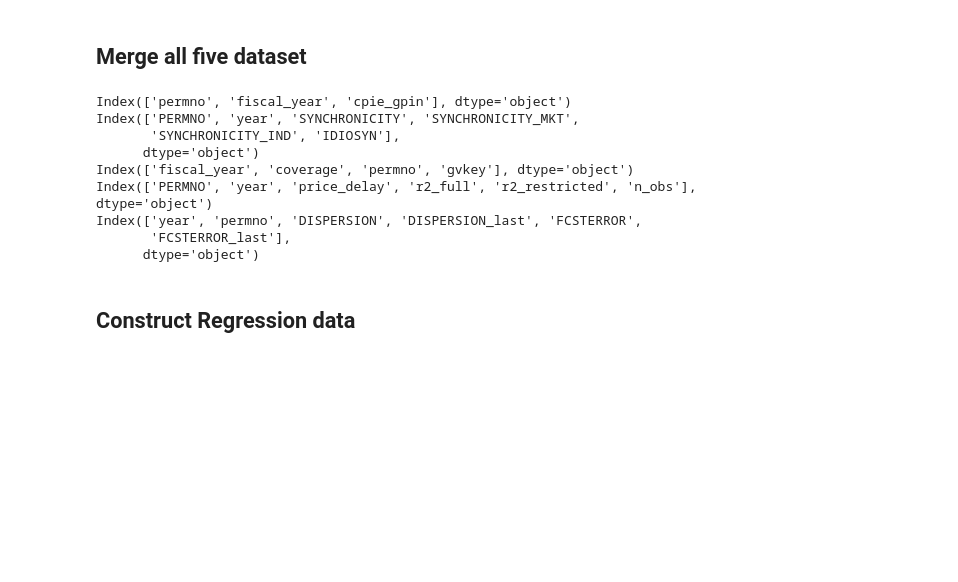
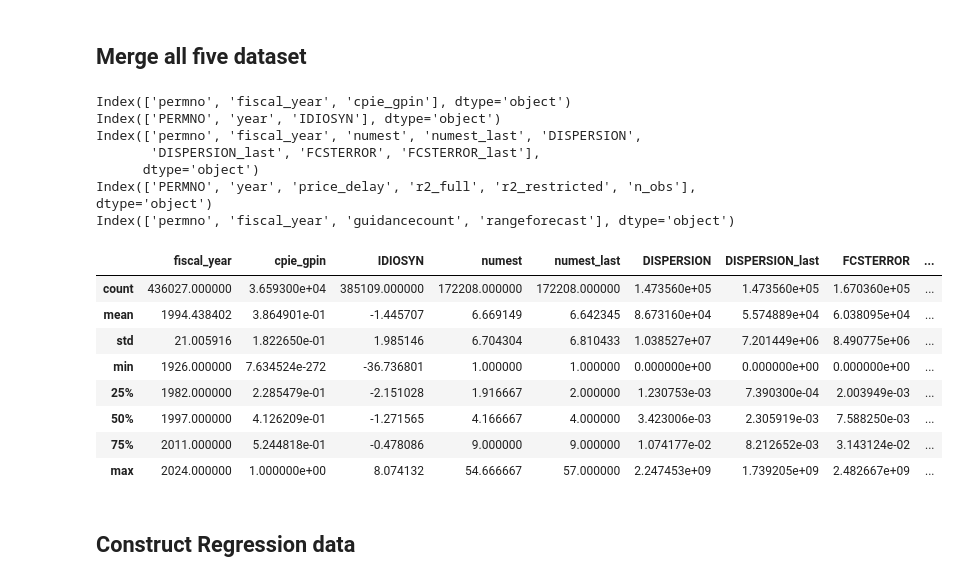
Before and after one commit to wangyouan/STOCKAct, a Jupyter notebook: Notebook/ConstructPoliticalConnectionMeasure.ipynb, the cells around one changed output. Saved outputs shown, nothing was run; the diff lists cells and outputs as text; code cells hidden in the pictures; blank space fills up the shorter version.

```diff
--- a/Notebook/ConstructPoliticalConnectionMeasure.ipynb
+++ b/Notebook/ConstructPoliticalConnectionMeasure.ipynb
@@ -293,7 +306,7 @@ synchrony_gvkey_df = pd.merge(synchrony_monthly_df.drop(['SYNCHRONICITY', 'SYNCH
 # %% [markdown]
 ## DELAY
 # %%
-price_delay_df = pd.read_pickle(os.path.join(const.TEMP_PATH, 'hm_2005_price_delay.pkl'))
+price_delay_df = pd.read_pickle(os.path.join(const.TEMP_PATH, 'hm2005_all_price_delay.pkl'))
 # %%
 price_delay_df.keys()
 # %% [output]
@@ -316,0 +347,3 @@ fd_gvkey_df = pd.merge(fcsterror_dispersion_df, crsp_comp_link,
+# %%
+guidance_df = pd.read_pickle(os.path.join(const.TEMP_PATH, '20250718_ibes_firm_year_guidance.pkl'))
+guidance_df.describe()
@@ -318,27 +361,36 @@ fd_gvkey_df = pd.merge(fcsterror_dispersion_df, crsp_comp_link,
 ## Merge all five dataset
 # %%
 print(annual_gpin.keys())
-print(synchrony_monthly_df.keys())
-print(analyst_coverage.keys())
+print(idiosyn_df.keys())
+print(afd_df.keys())
 print(price_delay_df.keys())
-print(fcsterror_dispersion_df.keys())
+print(guidance_df.keys())
 # %% [output]
 Index(['permno', 'fiscal_year', 'cpie_gpin'], dtype='object')
-Index(['PERMNO', 'year', 'SYNCHRONICITY', 'SYNCHRONICITY_MKT',
-       'SYNCHRONICITY_IND', 'IDIOSYN'],
+Index(['PERMNO', 'year', 'IDIOSYN'], dtype='object')
+Index(['permno', 'fiscal_year', 'numest', 'numest_last', 'DISPERSION',
+       'DISPERSION_last', 'FCSTERROR', 'FCSTERROR_last'],
       dtype='object')
-Index(['fiscal_year', 'coverage', 'permno', 'gvkey'], dtype='object')
 Index(['PERMNO', 'year', 'price_delay', 'r2_full', 'r2_restricted', 'n_obs'], dtype='object')
-Index(['year', 'permno', 'DISPERSION', 'DISPERSION_last', 'FCSTERROR',
-       'FCSTERROR_last'],
-      dtype='object')
+Index(['permno', 'fiscal_year', 'guidancecount', 'rangeforecast'], dtype='object')
 # %%
-idiosyn_df = synchrony_monthly_df[['PERMNO', 'year', 'IDIOSYN']].rename(columns={'year': const.YEAR, 'PERMNO': 'permno'})
-ac_df = analyst_coverage.drop(['gvkey'], axis=1)
-pd_df = price_delay_df[['PERMNO', 'year', 'price_delay']].rename(columns={'year': const.YEAR, 'PERMNO': 'permno'})
-fd_df = fcsterror_dispersion_df.rename(columns={'year': const.YEAR})
-dep_df = annual_gpin.merge(idiosyn_df, on=['permno', const.YEAR], how='outer').merge(
-    ac_df, on=['permno', const.YEAR], how='outer').merge(
+id_df = idiosyn_df.rename(columns={'year': const.YEAR, 'PERMNO': 'permno'}).dropna(how='any')
+afd_df = afd_df[['permno', const.YEAR, 'numest', 'numest_last', 'DISPERSION', 'DISPERSION_last', 'FCSTERROR', 'FCSTERROR_last']].dropna(subset=['permno', const.YEAR], how='any')
+pd_df = price_delay_df[['PERMNO', 'year', 'price_delay']].rename(columns={'year': const.YEAR, 'PERMNO': 'permno'}).dropna(how='any')
+dep_df = annual_gpin.merge(id_df, on=['permno', const.YEAR], how='outer').merge(
+    afd_df, on=['permno', const.YEAR], how='outer').merge(
     pd_df, on=['permno', const.YEAR], how='outer').merge(
-    fd_df, on=['permno', const.YEAR], how='outer')
+    guidance_df, on=['permno', const.YEAR], how='outer')
+# %%
+dep_df.describe()
+# %% [output]
+|  | fiscal_year | cpie_gpin | IDIOSYN | numest | numest_last | DISPERSION | DISPERSION_last | FCSTERROR | ... |
+| count | 436027.000000 | 3.659300e+04 | 385109.000000 | 172208.000000 | 172208.000000 | 1.473560e+05 | 1.473560e+05 | 1.670360e+05 | ... |
+| mean | 1994.438402 | 3.864901e-01 | -1.445707 | 6.669149 | 6.642345 | 8.673160e+04 | 5.574889e+04 | 6.038095e+04 | ... |
+| std | 21.005916 | 1.822650e-01 | 1.985146 | 6.704304 | 6.810433 | 1.038527e+07 | 7.201449e+06 | 8.490775e+06 | ... |
+| min | 1926.000000 | 7.634524e-272 | -36.736801 | 1.000000 | 1.000000 | 0.000000e+00 | 0.000000e+00 | 0.000000e+00 | ... |
+| 25% | 1982.000000 | 2.285479e-01 | -2.151028 | 1.916667 | 2.000000 | 1.230753e-03 | 7.390300e-04 | 2.003949e-03 | ... |
+| 50% | 1997.000000 | 4.126209e-01 | -1.271565 | 4.166667 | 4.000000 | 3.423006e-03 | 2.305919e-03 | 7.588250e-03 | ... |
+| 75% | 2011.000000 | 5.244818e-01 | -0.478086 | 9.000000 | 9.000000 | 1.074177e-02 | 8.212652e-03 | 3.143124e-02 | ... |
+| max | 2024.000000 | 1.000000e+00 | 8.074132 | 54.666667 | 57.000000 | 2.247453e+09 | 1.739205e+09 | 2.482667e+09 | ... |
 # %%
```
Also changed, not shown: parts of 15 cells of this notebook.
